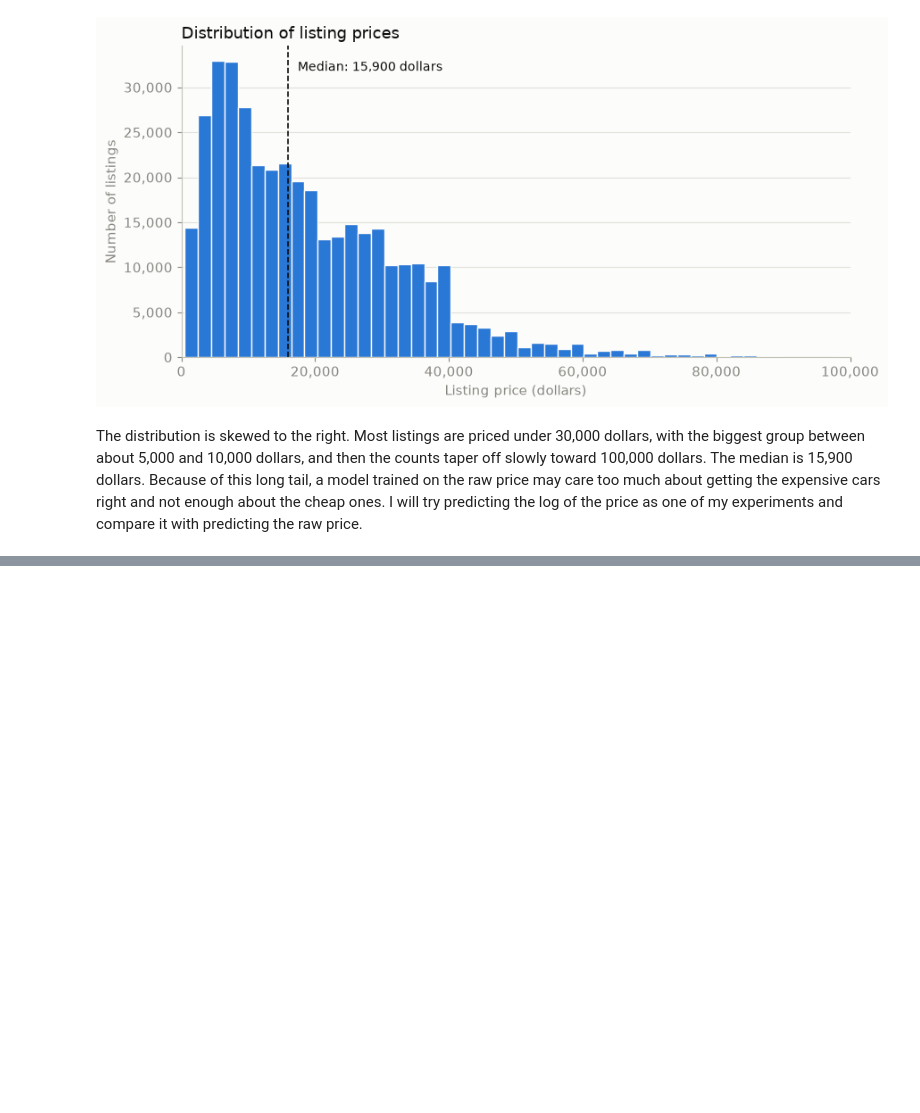
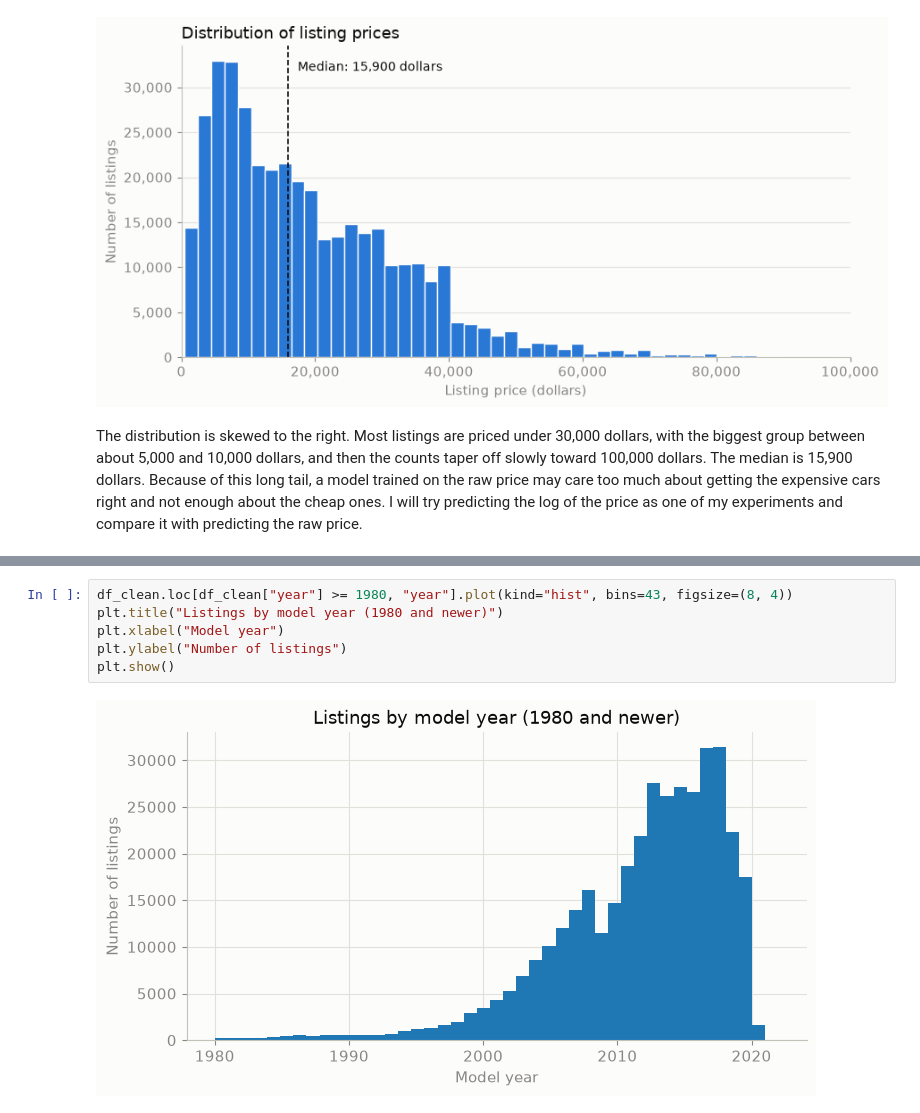
Before and after one commit to TB5698/used-car-price-estimator, a Jupyter notebook: notebooks/exploration.ipynb, the cells around one changed output, grey strips where cells are left out. Drawn from its saved outputs; the diff is of its cells as text; blank space fills up the shorter version.

Commit message:
Add year and odometer checks to EDA

```diff
--- a/notebooks/exploration.ipynb
+++ b/notebooks/exploration.ipynb
@@ -209,0 +248,8 @@ The distribution is skewed to the right. Most listings are priced under 30,000 d
+# %%
+df_clean.loc[df_clean["year"] >= 1980, "year"].plot(kind="hist", bins=43, figsize=(8, 4))
+plt.title("Listings by model year (1980 and newer)")
+plt.xlabel("Model year")
+plt.ylabel("Number of listings")
+plt.show()
+# %% [output]
+[figure, added]
```
Also changed, not shown: parts of 12 cells of this notebook.
